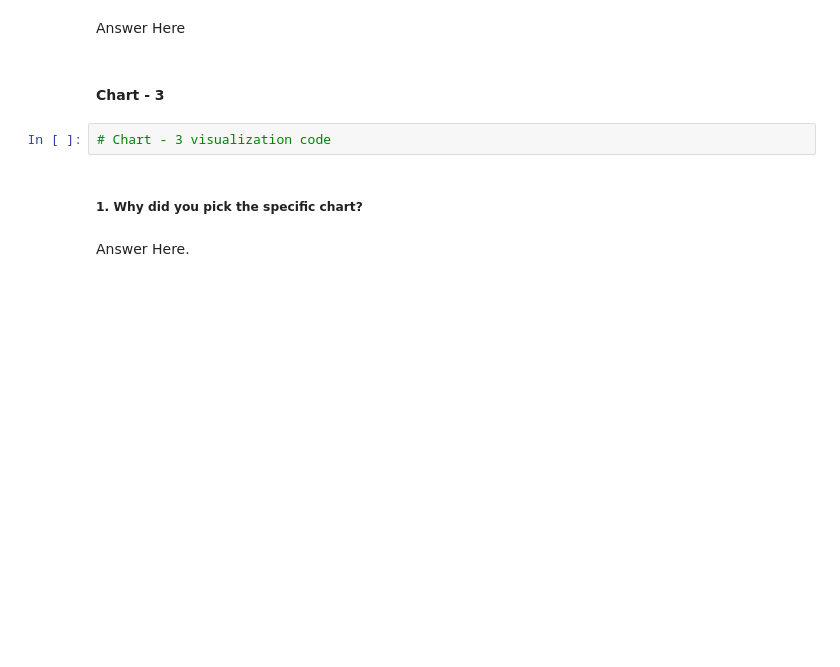
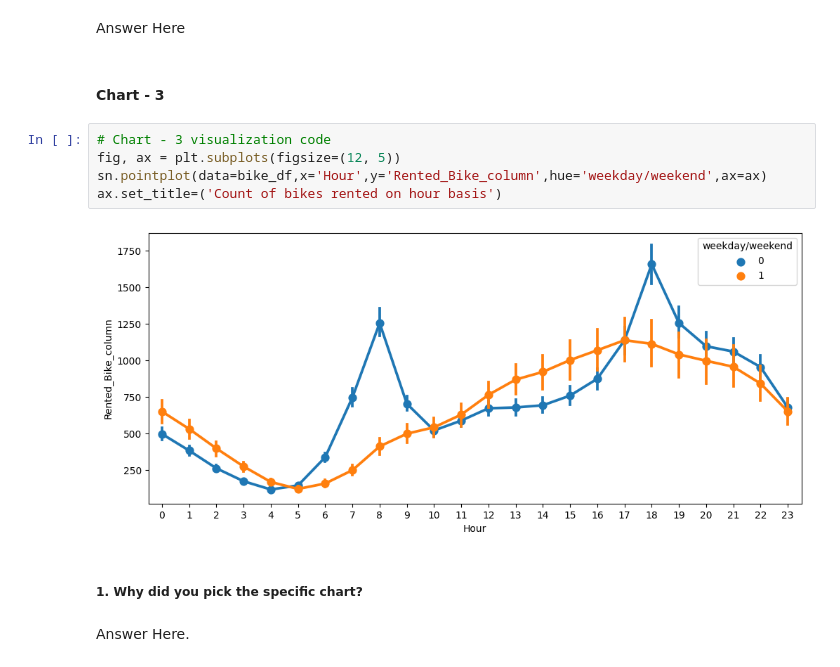
Before and after one commit to Rooban-Jeyasundar/ML_Regression_Project, a Jupyter notebook: ML_Regression_Project.ipynb, the cells around one changed output. Drawn from its saved outputs; the diff is of its cells as text; blank space fills up the shorter version.

```diff
--- a/ML_Regression_Project.ipynb
+++ b/ML_Regression_Project.ipynb
@@ -494,8 +503,13 @@ Are there any insights that lead to negative growth? Justify with specific reaso
 Answer Here
 # %% [markdown]
 #### Chart - 3
-# %%
-# Chart - 3 visualization code
+# %%
+# Chart - 3 visualization code
+fig, ax = plt.subplots(figsize=(12, 5))
+sn.pointplot(data=bike_df,x='Hour',y='Rented_Bike_column',hue='weekday/weekend',ax=ax)
+ax.set_title=('Count of bikes rented on hour basis')
+# %% [output]
+[figure, added]
 # %% [markdown]
 ##### 1. Why did you pick the specific chart?
 # %% [markdown]
```
Also changed, not shown: parts of 9 cells of this notebook.
